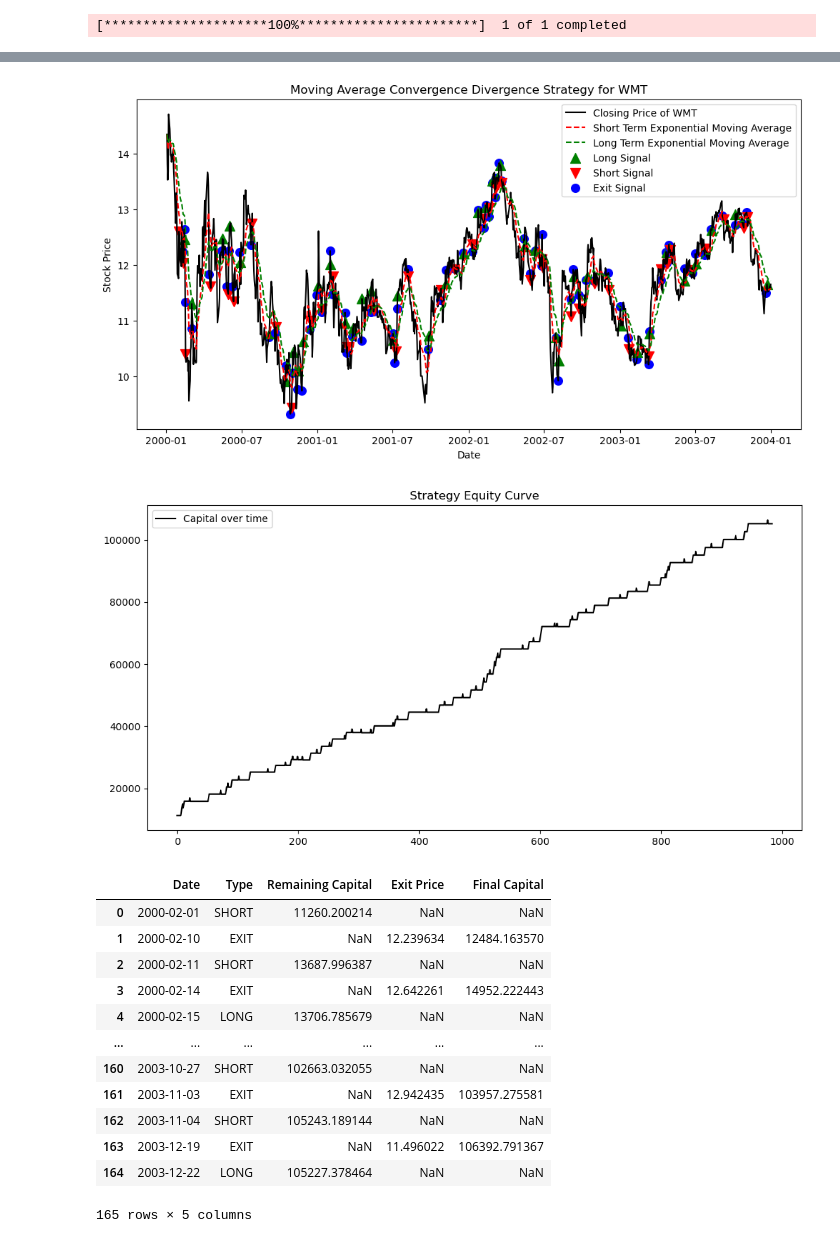
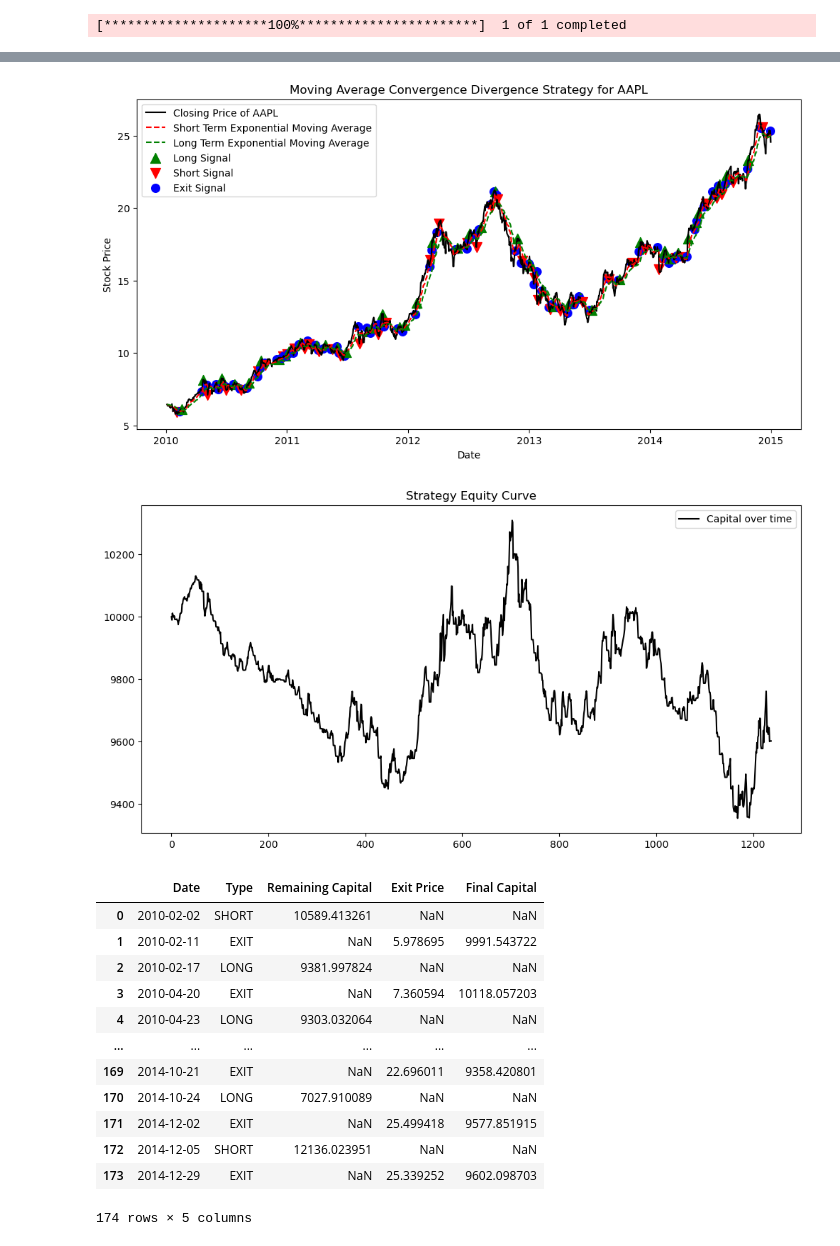
Before and after one commit to LaskawiecPiotr/Algorithmic-Trading, a Jupyter notebook: Example use of the trade simulator.ipynb, the cells around one changed output, grey strips where cells are left out. Saved outputs shown, nothing was run; the diff lists cells and outputs as text; code cells hidden in the pictures.

```diff
--- a/Example use of the trade simulator.ipynb
+++ b/Example use of the trade simulator.ipynb
@@ -32,11 +33,11 @@ from trade_simulator_pair import Trade_Simulator_Pair
 # %%
 # Configuration
 # Select the stock ticker (Walmart in this example)
-stock = "WMT"
+stock = "AAPL"
 
 # Define the period for analysis
-start_date = "2000-01-01"
-end_date   = "2004-01-01"
+start_date = "2010-01-01"
+end_date   = "2015-01-01"
 
 # Download historical data (Close and Volume) from Yahoo Finance
 data = yf.download(stock, start=start_date, end=end_date)[["Close", "Volume"]].dropna()
@@ -52,5 +53,5 @@ data = yf.download(stock, start=start_date, end=end_date)[["Close", "Volume"]].d
 # Momentum Trading Strategy:
 # - Signal to short when the short-term moving average falls below the long-term moving average,
 #   and vice versa.
-Trade_Simulator(stock, data, "momentum")
+Trade_Simulator(stock, data, "momentum",log=True)
 # %% [output]
@@ -142,23 +99,23 @@ Trade_Simulator(stock, data, "rsi")
 # %%
 # MACD Strategy:
 # - Trading signals based on the MACD (12, 26, 9) indicator.
-Trade_Simulator(stock, data, "macd")
+Trade_Simulator(stock, data, "macd",log=True)
 # %% [output]
-[figure, old version]
+[figure, new version]
-[figure, old version]
+[figure, new version]
 |  | Date | Type | Remaining Capital | Exit Price | Final Capital |
-| 0 | 2000-02-01 | SHORT | 11260.200214 | NaN | NaN |
-| 1 | 2000-02-10 | EXIT | NaN | 12.239634 | 12484.163570 |
-| 2 | 2000-02-11 | SHORT | 13687.996387 | NaN | NaN |
-| 3 | 2000-02-14 | EXIT | NaN | 12.642261 | 14952.222443 |
-| 4 | 2000-02-15 | LONG | 13706.785679 | NaN | NaN |
+| 0 | 2010-02-02 | SHORT | 10589.413261 | NaN | NaN |
+| 1 | 2010-02-11 | EXIT | NaN | 5.978695 | 9991.543722 |
+| 2 | 2010-02-17 | LONG | 9381.997824 | NaN | NaN |
+| 3 | 2010-04-20 | EXIT | NaN | 7.360594 | 10118.057203 |
+| 4 | 2010-04-23 | LONG | 9303.032064 | NaN | NaN |
 | ... | ... | ... | ... | ... | ... |
-| 160 | 2003-10-27 | SHORT | 102663.032055 | NaN | NaN |
-| 161 | 2003-11-03 | EXIT | NaN | 12.942435 | 103957.275581 |
-| 162 | 2003-11-04 | SHORT | 105243.189144 | NaN | NaN |
-| 163 | 2003-12-19 | EXIT | NaN | 11.496022 | 106392.791367 |
-| 164 | 2003-12-22 | LONG | 105227.378464 | NaN | NaN |
+| 169 | 2014-10-21 | EXIT | NaN | 22.696011 | 9358.420801 |
+| 170 | 2014-10-24 | LONG | 7027.910089 | NaN | NaN |
+| 171 | 2014-12-02 | EXIT | NaN | 25.499418 | 9577.851915 |
+| 172 | 2014-12-05 | SHORT | 12136.023951 | NaN | NaN |
+| 173 | 2014-12-29 | EXIT | NaN | 25.339252 | 9602.098703 |
-165 rows × 5 columns
+174 rows × 5 columns
 # %%
 # VWAP Strategy:
 # - Calculate a volume-weighted moving average (VWAP) over a 50-day rolling window.
```
Also changed, not shown: parts of 8 cells of this notebook, 1 other file.
